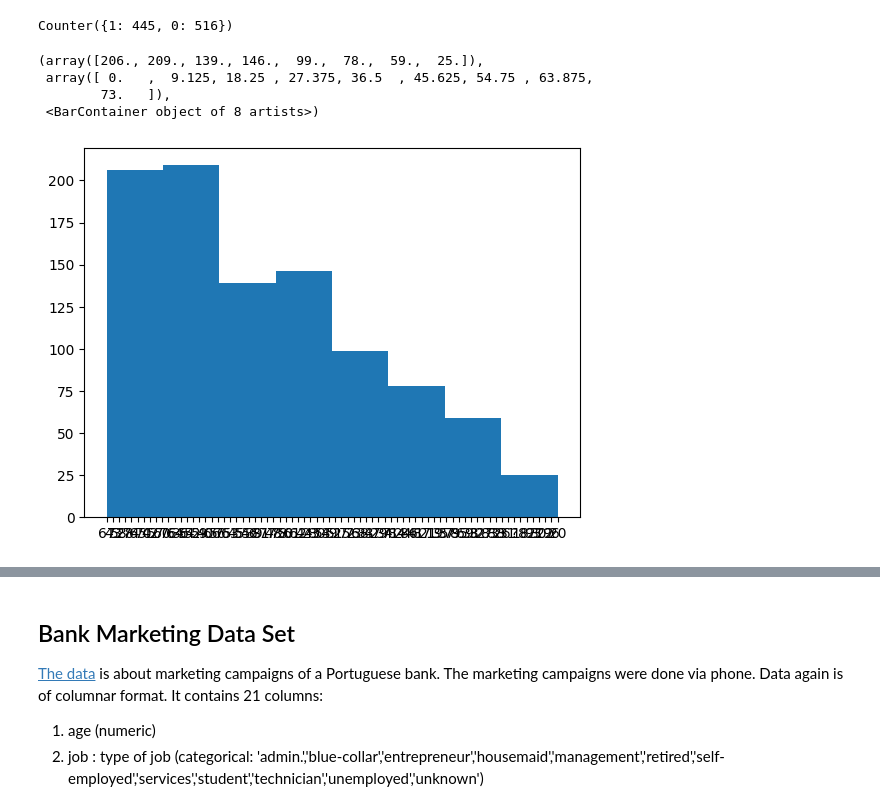
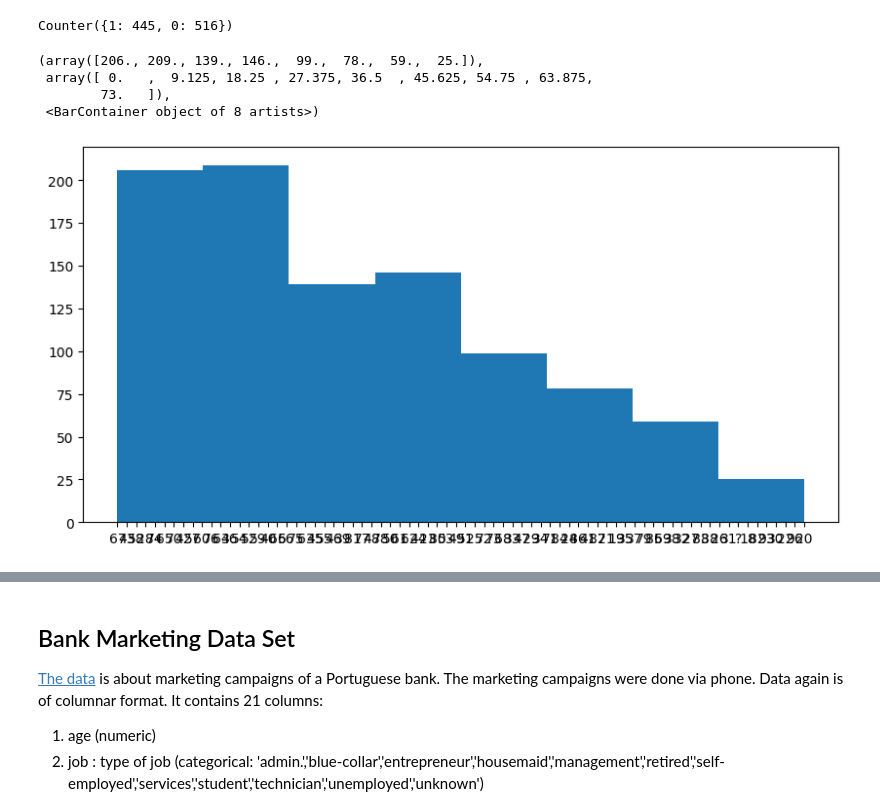
Before and after one commit to kaygun/2022-Fall-381E, a Jupyter notebook: lecture-04.ipynb, the cells around one changed output, grey strips where cells are left out. Cells and saved outputs as stored; diff of their text form; code cells hidden in the pictures.

```diff
--- a/lecture-04.ipynb
+++ b/lecture-04.ipynb
@@ -42,9 +42,9 @@ Here are a couple of examples:
 
 The remaining column indicate whether the tumor is benign (encoded as 0) or malignant (encoded as 1).
 # %%
-data = pd.read_csv('https://archive.ics.uci.edu/ml/machine-learning-databases/mammographic-masses/mammographic_masses.data', header=None)
-data.columns = ['assessment','age','shape','margin','density','type']
-data
+cancer = pd.read_csv('https://archive.ics.uci.edu/ml/machine-learning-databases/mammographic-masses/mammographic_masses.data', header=None)
+cancer.columns = ['assessment','age','shape','margin','density','type']
+cancer
 # %% [output]
 |  | assessment | age | shape | margin | density | type |
 | 0 | 5 | 67 | 3 | 5 | 3 | 1 |
@@ -64,10 +64,11 @@ Counter(data['type'])
 # %% [output]
 Counter({1: 445, 0: 516})
 # %%
-plt.hist(data['age'],8)
+plt.figure(figsize=(10,5))
+plt.hist(cancer['age'],8)
 # %% [output]
 (array([206., 209., 139., 146.,  99.,  78.,  59.,  25.]),
  array([ 0.   ,  9.125, 18.25 , 27.375, 36.5  , 45.625, 54.75 , 63.875,
         73.   ]),
  <BarContainer object of 8 artists>)
-[figure, old version]
+[figure, new version]
```
Also changed, not shown: parts of 28 cells of this notebook, 2 other files.
